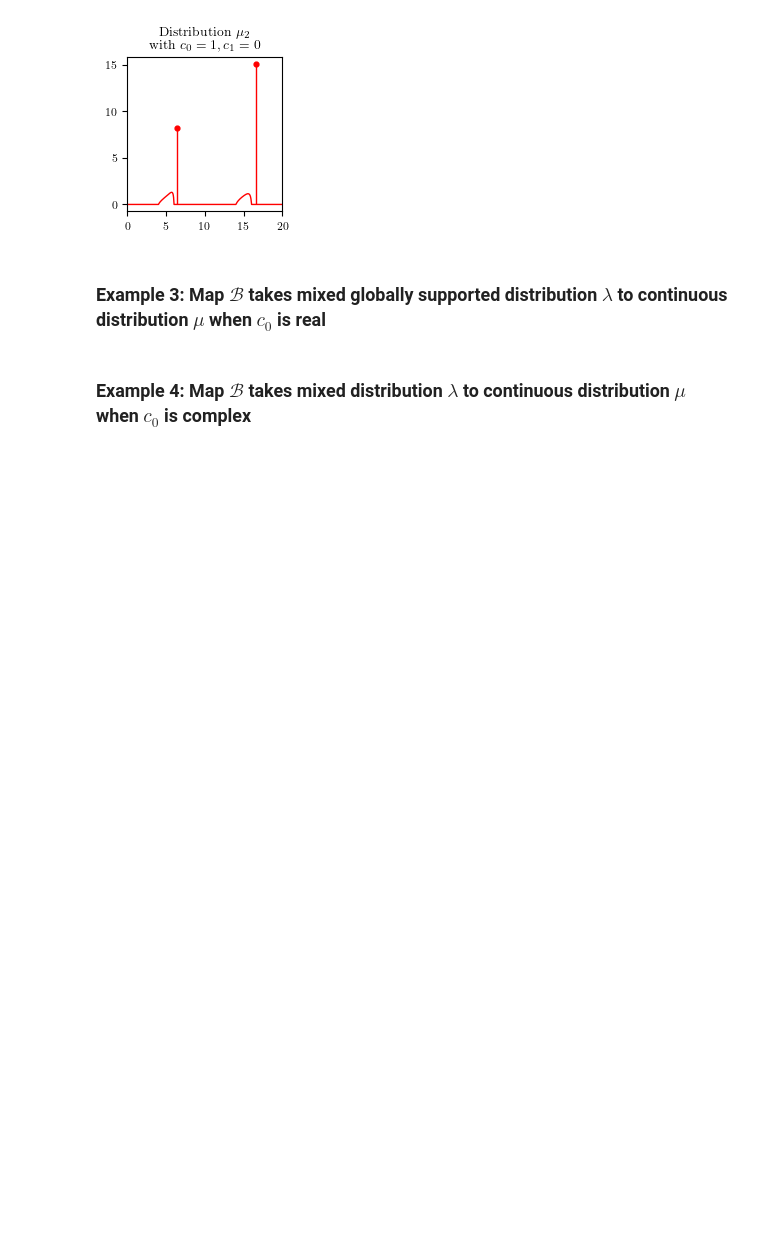
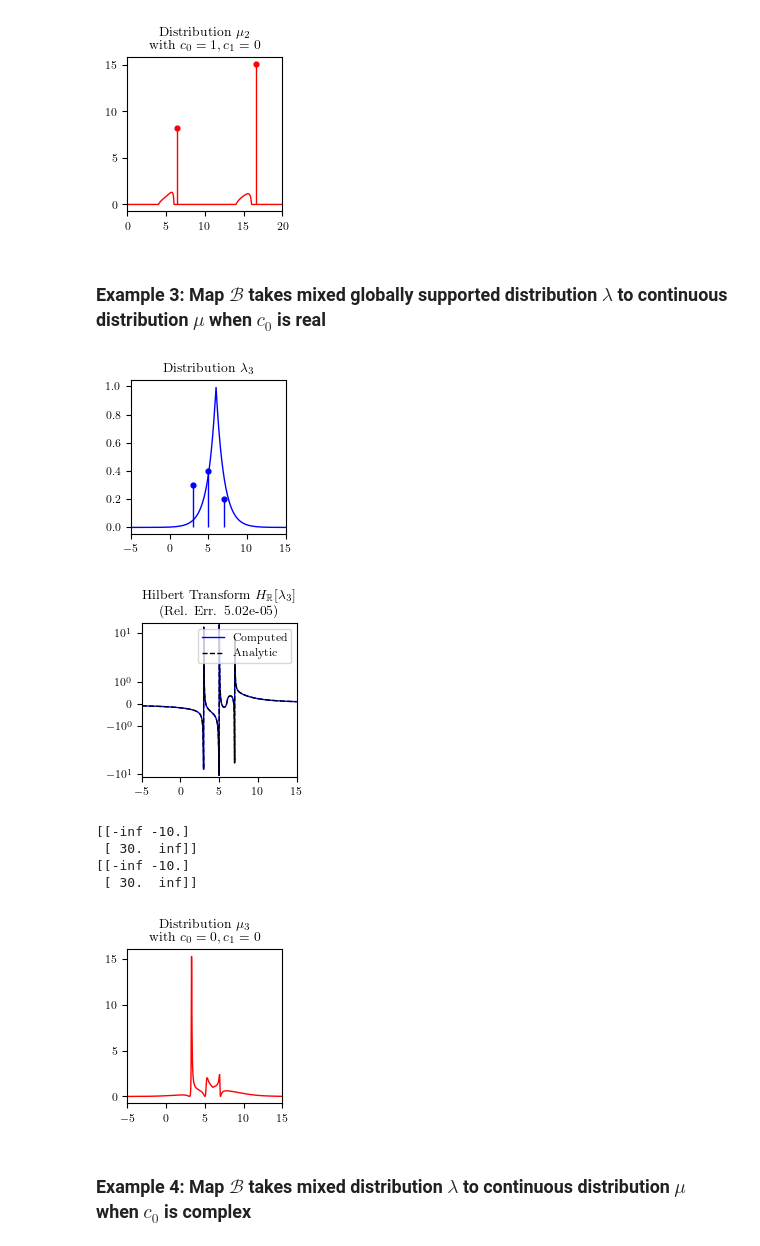
Before and after one commit to sgstepaniants/time-deconvolution, a Jupyter notebook: lambda_mu_examples.ipynb, the cells around one changed output. Cells and saved outputs as stored; diff of their text form; code cells hidden in the pictures; blank space fills up the shorter version.

```diff
--- a/lambda_mu_examples.ipynb
+++ b/lambda_mu_examples.ipynb
@@ -140,37 +157,45 @@ if lmbda_3.density is not None:
 ax.scatter(lmbda_3.atoms, lmbda_3.atom_wts, marker='o', color="blue", s=12)
 ax.vlines(lmbda_3.atoms, ymin=0, ymax=lmbda_3.atom_wts, color="blue", linewidth=1)
 ax.set_xlim(-5, 15)
-plt.savefig(f"figures/lmbda3.pdf", bbox_inches='tight')
+#plt.savefig(f"figures/lmbda3.pdf", bbox_inches='tight')
 plt.show()
 
 H_comp = Hlmbda_3(lmbda_3.quad_pts)
 H_analytic = Hlmbda_3_analytic(lmbda_3.quad_pts)
 rel_err = np.linalg.norm(H_comp - H_analytic) / np.linalg.norm(H_analytic)
 
 fig, ax = plt.subplots(figsize=(2, 2))
-ax.set_title(f"Hilbert Transform $H[\lambda_3]$\n(Rel. Err. {rel_err:.2e})")
+ax.set_title("Hilbert Transform " + r"$H_{\mathbb{R}}[\lambda_3]$" + f"\n(Rel. Err. {rel_err:.2e})")
 ax.plot(lmbda_3.quad_pts, H_comp, color="blue", linewidth=1)
 ax.plot(lmbda_3.quad_pts, H_analytic, color="k", linestyle='dashed', linewidth=1)
 ax.set_xlim(-5, 15)
 ax.set_yscale("symlog")
 ax.legend(["Computed", "Analytic"], fontsize=8)
-plt.savefig(f"figures/H_lmbda3.pdf", bbox_inches='tight')
+#plt.savefig(f"figures/H_lmbda3.pdf", bbox_inches='tight')
 plt.show()
 
 c0 = 0
 c1 = 0
 mu_3, _, _ = B_real(lmbda_3, c0, c1)
 
 fig, ax = plt.subplots(figsize=(2, 2))
 str = f"with $c_0={c0}, c_1={c1}$"
 ax.set_title("Distribution $\mu_3$\n" + str)
 if mu_3.density is not None:
     ax.plot(mu_3.quad_pts, mu_3.density_vals, color="red", linewidth=1)
 ax.scatter(mu_3.atoms, mu_3.atom_wts, marker='o', color="red", s=12)
 ax.vlines(mu_3.atoms, ymin=0, ymax=mu_3.atom_wts, color="red", linewidth=1)
 ax.set_xlim(-5, 15)
-plt.savefig(f"figures/mu3.pdf", bbox_inches='tight')
+#plt.savefig(f"figures/mu3.pdf", bbox_inches='tight')
 plt.show()
+# %% [output]
+[figure, added]
+[figure, added]
+[[-inf -10.]
+ [ 30.  inf]]
+[[-inf -10.]
+ [ 30.  inf]]
+[figure, added]
 # %% [markdown]
 ### Example 4: Map $\mathcal{B}$ takes mixed distribution $\lambda$ to continuous distribution $\mu$ when $c_0$ is complex
 # %%
```
Also changed, not shown: parts of 4 cells of this notebook, 48 other files.
